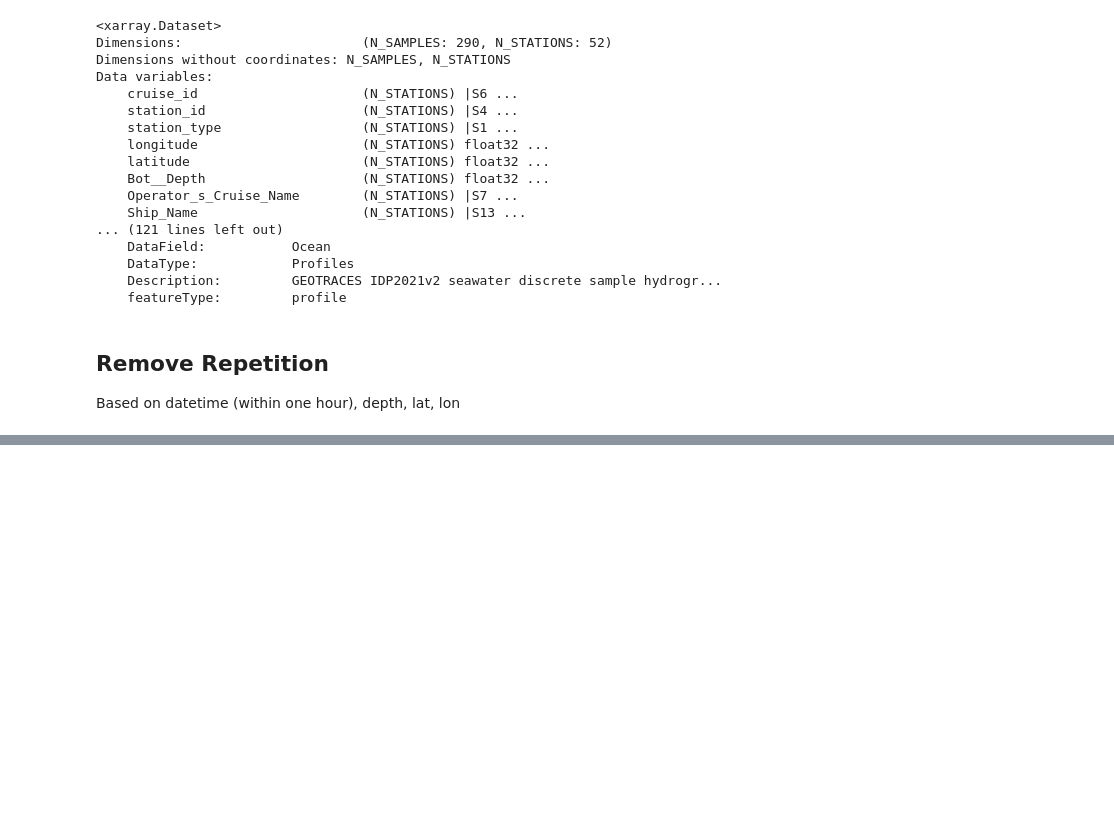
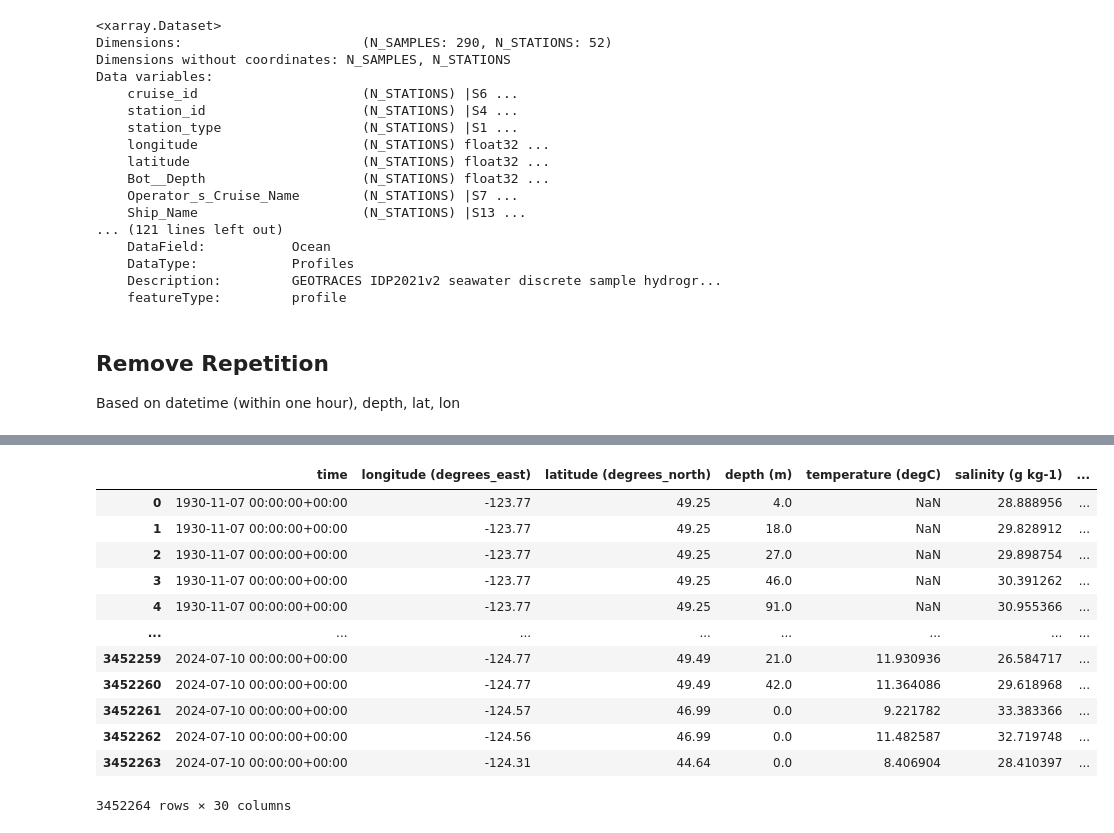
Before and after one commit to UBC-MOAD/analysis-becca, a Jupyter notebook: LiveOcean/tracers/myobs.ipynb, the cells around one changed output, grey strips where cells are left out. Cells and saved outputs as stored; diff of their text form; code cells hidden in the pictures; blank space fills up the shorter version.

```diff
--- a/LiveOcean/tracers/myobs.ipynb
+++ b/LiveOcean/tracers/myobs.ipynb
@@ -654,0 +660,36 @@ ob
+# %%
+df = ob
+df['longitude (degrees_east)'] = df['longitude (degrees_east)'].round(2)
+df['latitude (degrees_north)'] = df['latitude (degrees_north)'].round(2)
+df['depth (m)'] = df['depth (m)'].round(0)  # Round depth to the nearest meter
+df['time'] = pd.to_datetime(df['time'], errors='coerce').dt.floor('H')  # Round time to nearest hour
+
+# Define a custom aggregation function
+def aggregate_sources(series):
+    return ', '.join(series.unique())
+
+# Create an aggregation dictionary to apply 'mean' to numerical columns and the custom function for 'source'
+numeric_columns = df.select_dtypes(include=[np.number]).columns.tolist()  # Select only numeric columns
+aggregation_dict = {col: 'mean' for col in numeric_columns if col not in ['longitude (degrees_east)', 'latitude (degrees_north)', 'depth (m)']}
+
+# For non-numeric columns, such as 'source', use a custom aggregation function
+aggregation_dict['source'] = aggregate_sources
+
+# Group by time, longitude, latitude, and depth, then aggregate using the defined rules
+grouped_df = df.groupby(['time', 'longitude (degrees_east)', 'latitude (degrees_north)', 'depth (m)']).agg(aggregation_dict).reset_index()
+# %%
+grouped_df
+# %% [output]
+|  | time | longitude (degrees_east) | latitude (degrees_north) | depth (m) | temperature (degC) | salinity (g kg-1) | ... |
+| 0 | 1930-11-07 00:00:00+00:00 | -123.77 | 49.25 | 4.0 | NaN | 28.888956 | ... |
+| 1 | 1930-11-07 00:00:00+00:00 | -123.77 | 49.25 | 18.0 | NaN | 29.828912 | ... |
+| 2 | 1930-11-07 00:00:00+00:00 | -123.77 | 49.25 | 27.0 | NaN | 29.898754 | ... |
+| 3 | 1930-11-07 00:00:00+00:00 | -123.77 | 49.25 | 46.0 | NaN | 30.391262 | ... |
+| 4 | 1930-11-07 00:00:00+00:00 | -123.77 | 49.25 | 91.0 | NaN | 30.955366 | ... |
+| ... | ... | ... | ... | ... | ... | ... | ... |
+| 3452259 | 2024-07-10 00:00:00+00:00 | -124.77 | 49.49 | 21.0 | 11.930936 | 26.584717 | ... |
+| 3452260 | 2024-07-10 00:00:00+00:00 | -124.77 | 49.49 | 42.0 | 11.364086 | 29.618968 | ... |
+| 3452261 | 2024-07-10 00:00:00+00:00 | -124.57 | 46.99 | 0.0 | 9.221782 | 33.383366 | ... |
+| 3452262 | 2024-07-10 00:00:00+00:00 | -124.56 | 46.99 | 0.0 | 11.482587 | 32.719748 | ... |
+| 3452263 | 2024-07-10 00:00:00+00:00 | -124.31 | 44.64 | 0.0 | 8.406904 | 28.410397 | ... |
+3452264 rows × 30 columns
```
Also changed, not shown: parts of 16 cells of this notebook.
